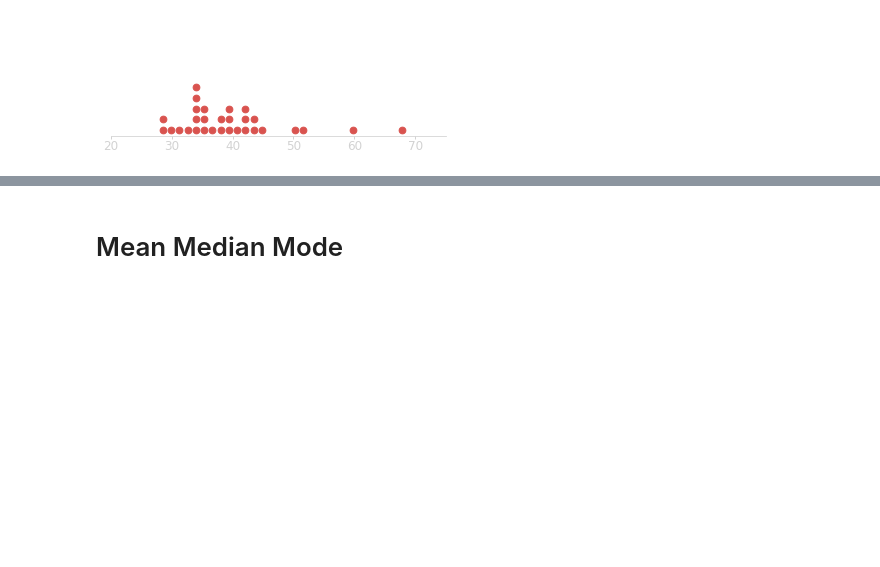
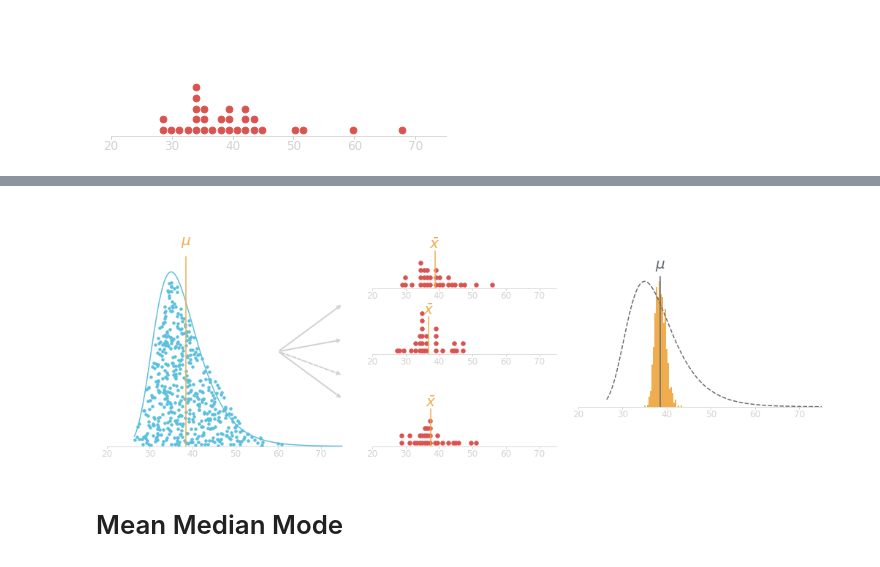
Before and after one commit to gcalmettes/stats13-slides, a Jupyter notebook: notebook-fig/figs-slides-1-data-presentation.ipynb, the cells around one changed output, grey strips where cells are left out. Drawn from its saved outputs; the diff is of its cells as text; code cells hidden in the pictures; blank space fills up the shorter version.

```diff
--- a/notebook-fig/figs-slides-1-data-presentation.ipynb
+++ b/notebook-fig/figs-slides-1-data-presentation.ipynb
@@ -690,3 +692,96 @@ plt.savefig("/Users/Gui/Box Sync/_STATS13/_Slides/figs-gc/src-figs-gc/distributi
+# %%
+color=colors["lightgray"]
+
+gumbel_r = stats.gumbel_r(35, 5)
+data = gumbel_r.rvs(500)
+
+fig = plt.figure(figsize=(14, 5))
+ax1 = fig.add_axes([0.01, 0.1, 0.32, 0.9])
+ax4 = fig.add_axes([0.37, 0.1, 0.25, 0.28])
+ax3 = fig.add_axes([0.37, 0.45, 0.25, 0.28])
+ax2 = fig.add_axes([0.37, 0.7, 0.25, 0.28])
+
+ax5 = fig.add_axes([0.65, 0.25, 0.33, 0.5])
+ax6 = ax5.twinx()
+
+for ax in [ax1]:
+    x, y = st.to_dotplot(data, kind="density")
+    x_dist = np.linspace(x.min(), x.max(), 500)
+    ax.scatter(x, y, s=12, color=colors["blue"])
+    ax.plot(x_dist, gumbel_r.pdf(x_dist), color=colors["blue"])
+    for spine in ["top", "right",  "left"]:
+        ax.spines[spine].set_visible(False)
+    for spine in ["bottom"]:
+        ax.spines[spine].set_color(color)
+    ax.tick_params(width=1, size=3, labelsize=12, color=color, labelcolor=color, pad=1)
+    ax.set_yticks([])
+    ax.set_ylim(0, 0.1)
+    ax.set_xlim(20, 75)
+
+    ax.axvline(data.mean(), color=colors["orange"], ymax=0.8)
+    ax.text(data.mean(), ax.get_ylim()[0]+(ax.get_ylim()[1]-ax.get_ylim()[0])*0.85, "$\mu$", ha="center", color=colors["orange"], size=20)
+
+    ax.annotate(s='', xy=(60,0.04), xytext=(75,0.06),
+             arrowprops=dict(arrowstyle='<-', color=colors["lightgray"],
+                            linewidth=2))
+    ax.annotate(s='', xy=(60,0.04), xytext=(75,0.045),
+             arrowprops=dict(arrowstyle='<-', color=colors["lightgray"],
+                            linewidth=2))
+    ax.annotate(s='', xy=(60,0.04), xytext=(75,0.03),
+             arrowprops=dict(arrowstyle='<-', color=colors["lightgray"],
+                            linewidth=2, linestyle="--"))
+    ax.annotate(s='', xy=(60,0.04), xytext=(75,0.02),
+             arrowprops=dict(arrowstyle='<-', color=colors["lightgray"],
+                            linewidth=2))
+
+for ax in [ax2, ax3, ax4]:
+    sample_idx = np.random.randint(0, data.size, size=30)
+    sample = data[sample_idx]
+    x_s, y_s = st.to_dotplot(sample, kind="bins", nbins=sample.size, scale=0.01, baseline=0.005)
+
+    ax.scatter(x_s, y_s, s=30, color=colors["red"])
+
+    for spine in ["top", "right",  "left"]:
+        ax.spines[spine].set_visible(False)
+    for spine in ["bottom"]:
+        ax.spines[spine].set_color(color)
+    ax.tick_params(width=1, size=3, labelsize=12, color=color, labelcolor=color, pad=1)
+    ax.set_yticks([])
+    ax.set_ylim(0, 0.1)
+    ax.set_xlim(20, 75)
+    ax.axvline(sample.mean(), color=colors["orange"], ymax=0.5)
+    ax.text(sample.mean(), ax.get_ylim()[0]+(ax.get_ylim()[1]-ax.get_ylim()[0])*0.55, r"$\bar{x}$", ha="center", color=colors["orange"], size=20)
+
+for ax in [ax5]:
+    res_mean = np.zeros(1000)
+    for i in range(1000):
+        sample_idx = np.random.randint(0, data.size, size=30)
+        sample = data[sample_idx]
+        res_mean[i] = np.mean(sample)
+    ax.hist(res_mean, bins="auto", color=colors["orange"])
+    for spine in ["top", "right",  "left"]:
+        ax.spines[spine].set_visible(False)
+    for spine in ["bottom"]:
+        ax.spines[spine].set_color(color)
+    ax.tick_params(width=1, size=3, labelsize=12, color=color, labelcolor=color, pad=1)
+    ax.set_yticks([])
+    #ax.set_ylim(0, 0.1)
+    ax.set_xlim(20, 75)
+
+    ax.axvline(data.mean(), color=colors["gray"], ymax=0.99)
+    ax.text(data.mean(), ax.get_ylim()[0]+(ax.get_ylim()[1]-ax.get_ylim()[0])*1.05, "$\mu$", ha="center", color=colors["gray"], size=20)
+
+
+for ax in [ax6]:
+    ax.plot(x_dist, gumbel_r.pdf(x_dist), color=colors["gray"], ls="--")
+    ax.axis("off")
+    ax.set_ylim(0)
+
+
+
+plt.savefig("/Users/Gui/Box Sync/_STATS13/_Slides/_stats13-Lectures/assets/img/lec/sampling-distribution.svg", transparent=True)
+# %% [output]
+[figure, added]
 # %% [markdown]
 # Mean Median Mode
 # %%
```
Also changed, not shown: parts of 3 cells of this notebook, 8 other files.
